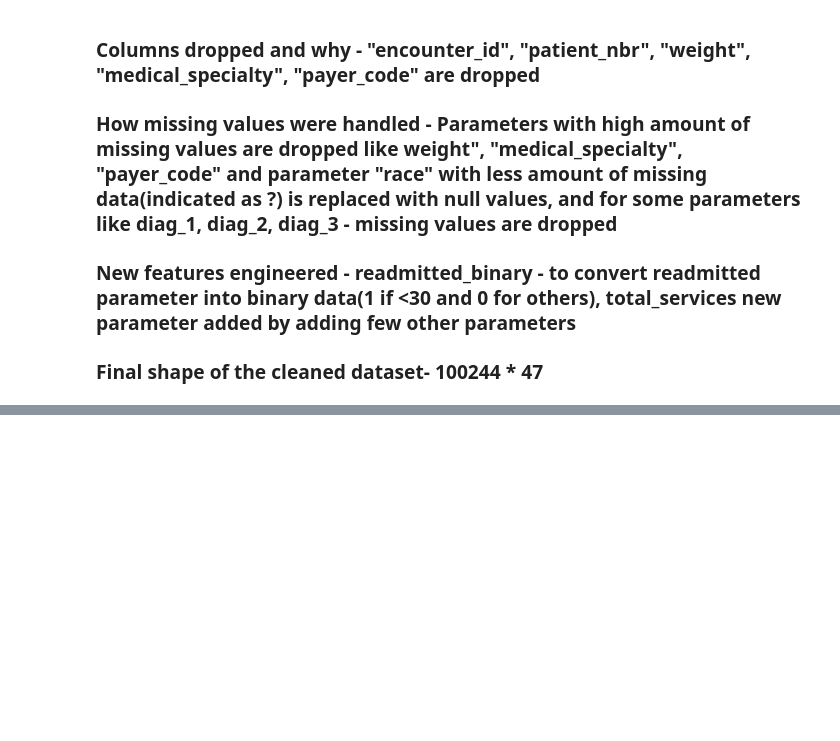
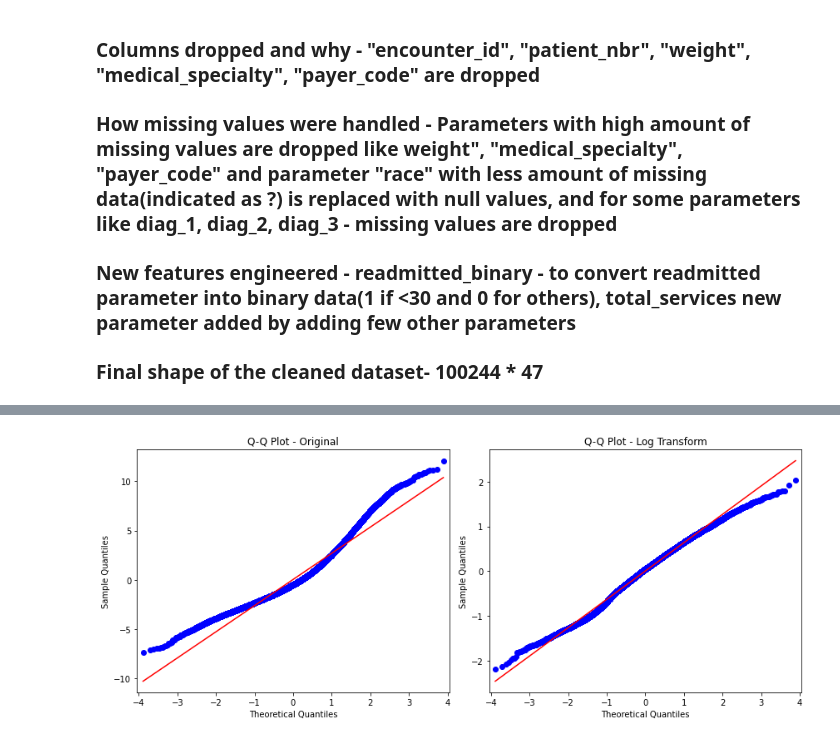
Before and after one commit to Madhu-30r/healthcare-readmission-ds, a Jupyter notebook: project1_eda.ipynb, the cells around one changed output, grey strips where cells are left out. Saved outputs shown, nothing was run; the diff lists cells and outputs as text; code cells hidden in the pictures; blank space fills up the shorter version.

```diff
--- a/project1_eda.ipynb
+++ b/project1_eda.ipynb
@@ -309,0 +424,30 @@ Cleaned data: (100244, 47)
+# %%
+# Using log transform for y
+import statsmodels.api as sm
+
+# Original residuals
+model_orig = LinearRegression()
+model_orig.fit(X_train, y_train)
+residuals_orig = y_test - model_orig.predict(X_test)
+
+# Log transformed
+y_train_log = np.log(y_train)
+y_test_log = np.log(y_test)
+
+model_log = LinearRegression()
+model_log.fit(X_train, y_train_log)
+residuals_log = y_test_log - model_log.predict(X_test)
+# %%
+# Plot both side by side
+fig, axes = plt.subplots(1, 2, figsize=(12, 5))
+
+sm.qqplot(residuals_orig, line='s', ax=axes[0])
+axes[0].set_title('Q-Q Plot - Original')
+
+sm.qqplot(residuals_log, line='s', ax=axes[1])
+axes[1].set_title('Q-Q Plot - Log Transform')
+
+plt.tight_layout()
+plt.show()
+# %% [output]
+[figure, added]
```
Also changed, not shown: parts of 16 cells of this notebook.
